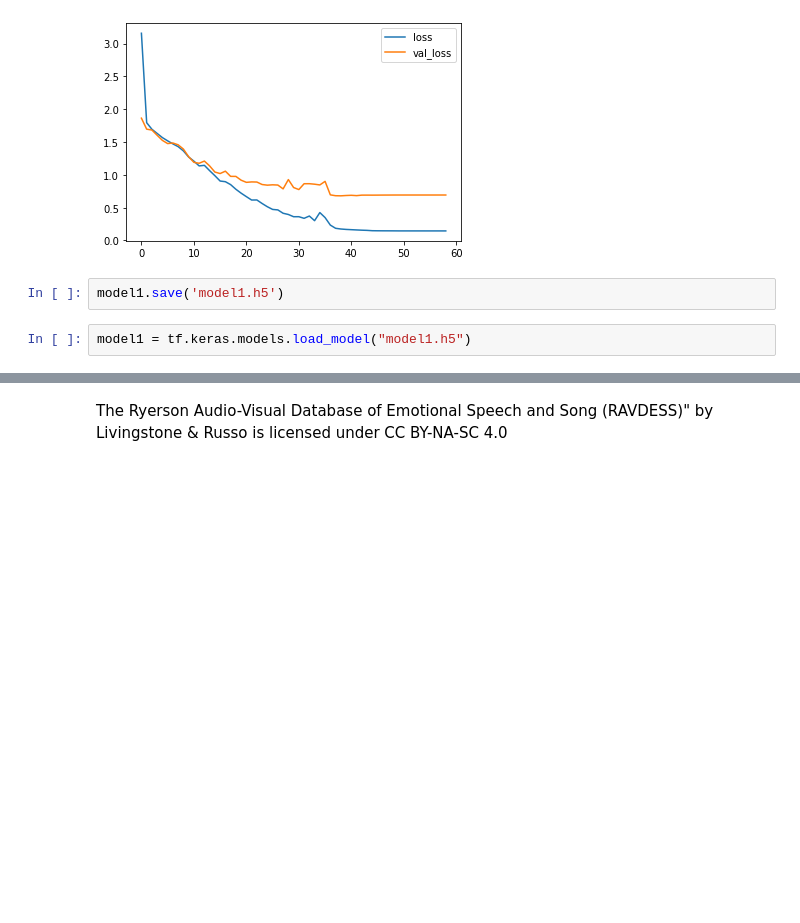
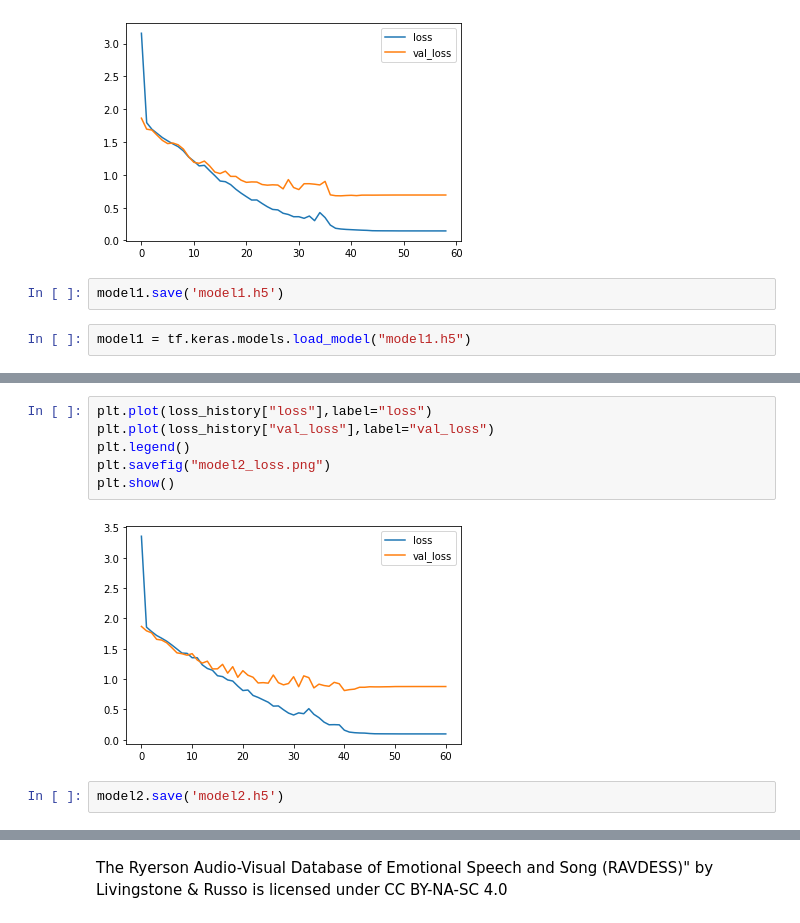
Before and after one commit to Jarvisarmy/-Theoretical_ML_Project, a Jupyter notebook: RAVDESS Emotional speech audio.ipynb, the cells around one changed output, grey strips where cells are left out. Drawn from its saved outputs; the diff is of its cells as text; blank space fills up the shorter version.

```diff
--- a/RAVDESS Emotional speech audio.ipynb
+++ b/RAVDESS Emotional speech audio.ipynb
@@ -965,0 +967,10 @@ Epoch 00040: early stopping
+# %%
+plt.plot(loss_history["loss"],label="loss")
+plt.plot(loss_history["val_loss"],label="val_loss")
+plt.legend()
+plt.savefig("model2_loss.png")
+plt.show()
+# %% [output]
+[figure, added]
+# %%
+model2.save('model2.h5')
```
Also changed, not shown: parts of 47 cells of this notebook, 14 other files.
